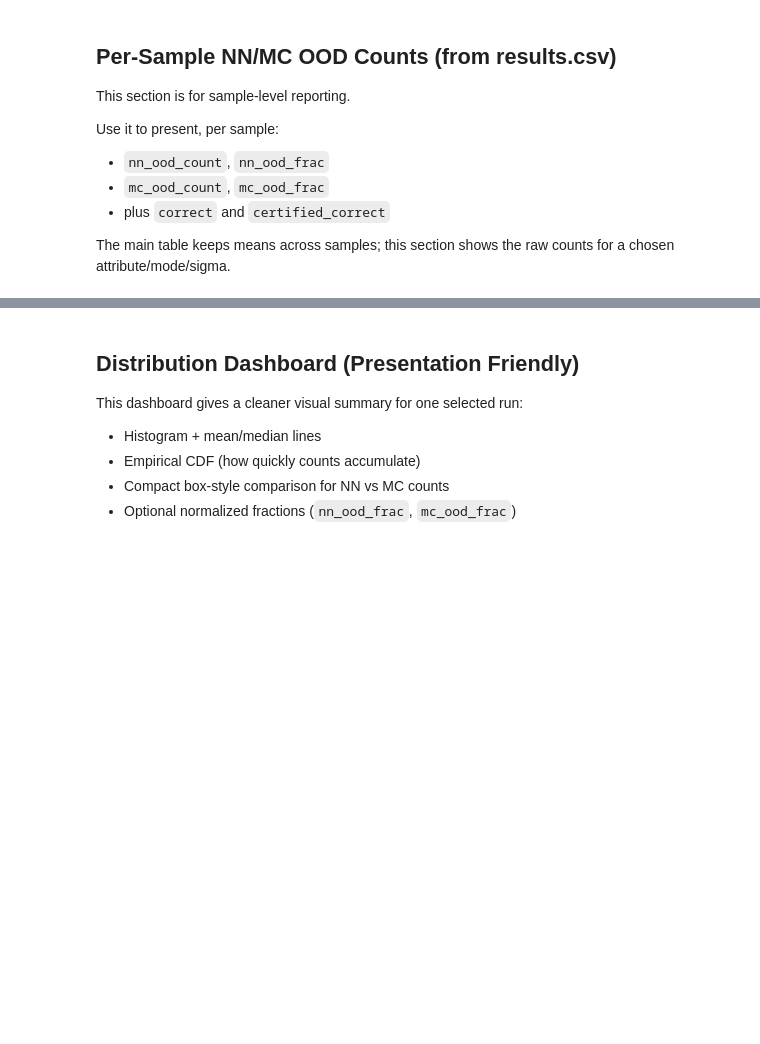
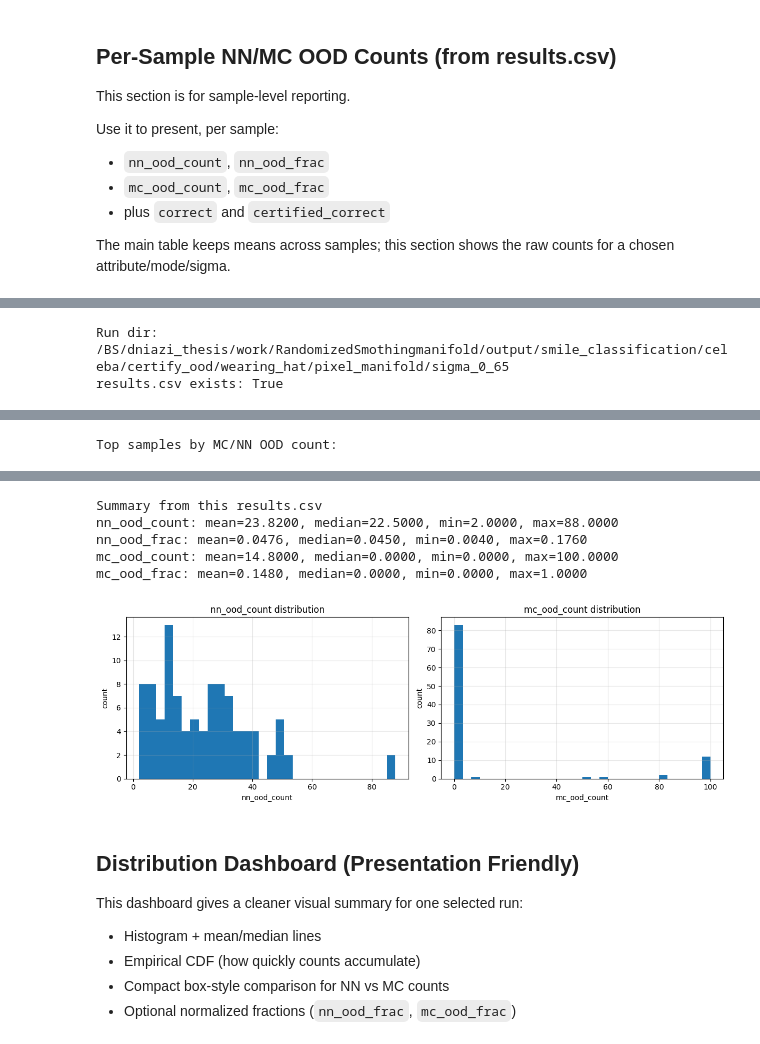
Before and after one commit to daniyaniazi/RandomizedSmothingmanifold, a Jupyter notebook: notebooks/CelebA_OOD_Analysis.ipynb, the cells around one changed output, grey strips where cells are left out. Drawn from its saved outputs; the diff is of its cells as text; code cells hidden in the pictures; blank space fills up the shorter version.

```diff
--- a/notebooks/CelebA_OOD_Analysis.ipynb
+++ b/notebooks/CelebA_OOD_Analysis.ipynb
@@ -464,0 +465,58 @@ mc_ood_frac: mean=0.0000, median=0.0000, min=0.0000, max=0.0000
+# %%
+# Pick one run to inspect sample-level counts
+ATTRIBUTE_VIEW = 'wearing_hat'   # folder name under certify_ood
+MODE_VIEW = 'pixel_manifold'    # e.g. pixel_isotropic, pixel_manifold, latent_isotropic, latent_manifold
+SIGMA_VIEW = 0.65
+
+run_dir = CERTIFY_DIR / ATTRIBUTE_VIEW / MODE_VIEW / sigma_tag(SIGMA_VIEW)
+csv_path = run_dir / 'results.csv'
+
+print('Run dir:', run_dir)
+print('results.csv exists:', csv_path.exists())
+
+if not csv_path.exists():
+    print('No results.csv for this selection. Change ATTRIBUTE_VIEW / MODE_VIEW / SIGMA_VIEW.')
+else:
+    dfr = pd.read_csv(csv_path)
+
+    keep_cols = [
+        'idx', 'image_path', 'label', 'pred', 'radius',
+        'correct', 'certified_correct',
+        'nn_ood_count', 'nn_ood_frac', 'mc_ood_count', 'mc_ood_frac'
+    ]
+    keep_cols = [c for c in keep_cols if c in dfr.columns]
+
+    # Main per-sample table for reporting
+    display(dfr[keep_cols].head(50))
+
+    # Optional: full table sorted by OOD counts
+    if {'nn_ood_count', 'mc_ood_count'}.issubset(dfr.columns):
+        dfr_sorted = dfr.sort_values(['mc_ood_count', 'nn_ood_count'], ascending=False)
+        print('\nTop samples by MC/NN OOD count:')
+        display(dfr_sorted[keep_cols].head(30))
+
+    # Summary numbers (to compare with means in df_ood)
+    print('\nSummary from this results.csv')
+    for col in ['nn_ood_count', 'nn_ood_frac', 'mc_ood_count', 'mc_ood_frac']:
+        if col in dfr.columns:
+            vals = pd.to_numeric(dfr[col], errors='coerce')
+            print(f"{col}: mean={vals.mean():.4f}, median={vals.median():.4f}, min={vals.min():.4f}, max={vals.max():.4f}")
+
+    # Distribution plots for counts
+    plot_cols = [c for c in ['nn_ood_count', 'mc_ood_count'] if c in dfr.columns]
+    if plot_cols:
+        fig, axes = plt.subplots(1, len(plot_cols), figsize=(6 * len(plot_cols), 4))
+        if len(plot_cols) == 1:
+            axes = [axes]
+        for ax, c in zip(axes, plot_cols):
+            vals = pd.to_numeric(dfr[c], errors='coerce').dropna()
+            ax.hist(vals, bins=30)
+            ax.set_title(f'{c} distribution')
+            ax.set_xlabel(c)
+            ax.set_ylabel('count')
+            ax.grid(True, alpha=0.3)
+        plt.tight_layout()
+        plt.show()
+# %% [output]
+Run dir: /BS/dniazi_thesis/work/RandomizedSmothingmanifold/output/smile_classification/celeba/certify_ood/wearing_hat/pixel_manifold/sigma_0_65
+results.csv exists: True
@@ -464,0 +540 @@ mc_ood_frac: mean=0.0000, median=0.0000, min=0.0000, max=0.0000
+Top samples by MC/NN OOD count:
@@ -465,3 +558,9 @@ mc_ood_frac: mean=0.0000, median=0.0000, min=0.0000, max=0.0000
+Summary from this results.csv
+nn_ood_count: mean=23.8200, median=22.5000, min=2.0000, max=88.0000
+nn_ood_frac: mean=0.0476, median=0.0450, min=0.0040, max=0.1760
+mc_ood_count: mean=14.8000, median=0.0000, min=0.0000, max=100.0000
+mc_ood_frac: mean=0.1480, median=0.0000, min=0.0000, max=1.0000
+[figure, added]
 # %% [markdown]
 ## Distribution Dashboard (Presentation Friendly)
 
```
Also changed, not shown: parts of 8 cells of this notebook, 8 other files.
